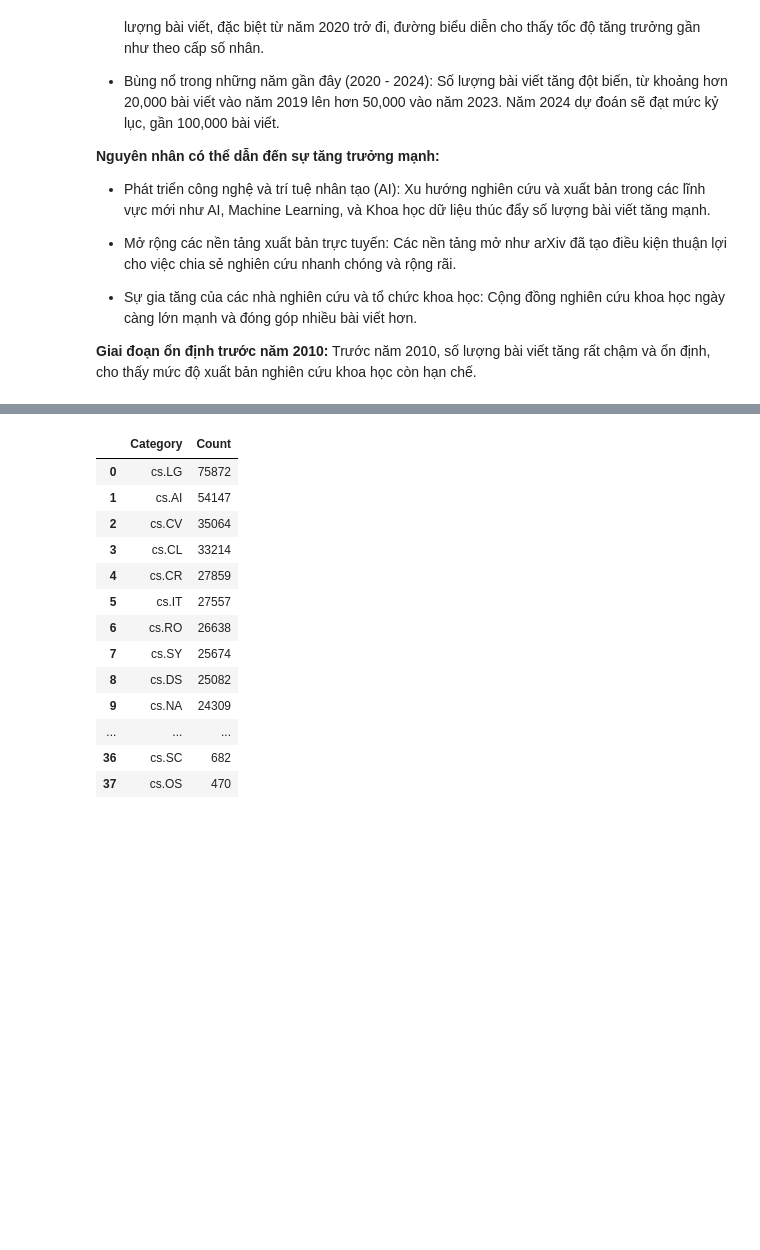
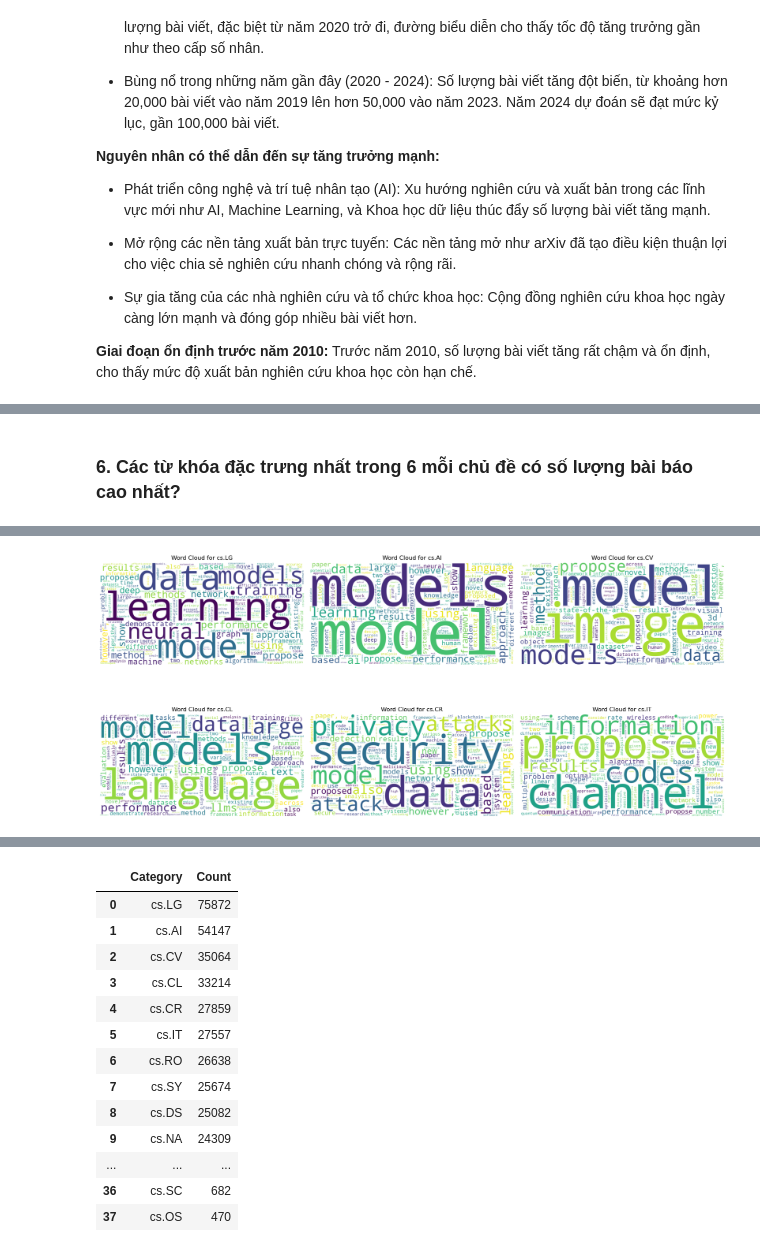
Before and after one commit to LeHongTien/Final_Project_NMKHDL, a Jupyter notebook: Exploring.ipynb, the cells around one changed output, grey strips where cells are left out. Saved outputs shown, nothing was run; the diff lists cells and outputs as text; code cells hidden in the pictures; blank space fills up the shorter version.

```diff
--- a/Exploring.ipynb
+++ b/Exploring.ipynb
@@ -529,0 +576,45 @@ plt.show()
+# %% [markdown]
+### 6. Các từ khóa đặc trưng nhất trong 6 mỗi chủ đề có số lượng bài báo cao nhất?
+# %%
+# Tải các stopwords tiếng Anh từ thư viện nltk
+nltk.download('stopwords')
+from nltk.corpus import stopwords
+stop_words = set(stopwords.words("english"))  # Lưu các stopwords vào một tập hợp để sử dụng sau
+
+# Tách các danh mục từ cột 'categories' thành danh sách và lưu vào cột 'categories_list'
+raw_df['categories_list'] = raw_df['categories'].str.split(',')
+
+# Tách toàn bộ danh sách danh mục từ cột 'categories'
+categories_split = raw_df['categories'].str.split(',')
+
+# Đếm tần suất xuất hiện của từng danh mục trong tất cả bài báo
+category_counts = Counter([category.strip() for sublist in categories_split for category in sublist])
+
+# Lấy 5 danh mục phổ biến nhất (thêm 1 phần tử để hiển thị đầy đủ trên đồ thị)
+top_5_categories = [category for category, _ in category_counts.most_common(6)]
+
+# Tạo không gian biểu đồ cho 6 danh mục (2 hàng, 3 cột)
+fig, axes = plt.subplots(2, 3, figsize=(18, 10))
+
+# Duyệt qua từng danh mục phổ biến nhất
+for ax, category in zip(axes.flatten(), top_5_categories):
+    # Lọc các bài báo thuộc danh mục đang xử lý
+    subset = raw_df[raw_df['categories_list'].apply(lambda x: category in x)]
+
+    # Gộp tất cả các abstract thành một chuỗi văn bản dài
+    text = " ".join(subset['abstract'].fillna("").tolist())
+
+    # Xử lý văn bản: chuyển tất cả từ sang chữ thường và loại bỏ stopwords
+    words = [word.lower() for word in text.split() if word.lower() not in stop_words]
+    word_counts = Counter(words)  # Đếm tần suất các từ sau khi loại bỏ stopwords
+
+    # Tạo Word Cloud từ tần suất các từ
+    wc = WordCloud(width=800, height=400, background_color="white").generate_from_frequencies(word_counts)
+    ax.imshow(wc, interpolation="bilinear")  # Hiển thị Word Cloud trên biểu đồ
+    ax.axis("off")  # Tắt khung và trục tọa độ
+    ax.set_title(f"Word Cloud for {category}")  # Đặt tiêu đề cho Word Cloud
+
+# Căn chỉnh không gian giữa các biểu đồ và hiển thị chúng
+plt.tight_layout()
+plt.show()
+# %% [output]
@@ -529,0 +624 @@ plt.show()
+[figure, added]
```
Also changed, not shown: parts of 27 cells of this notebook.
